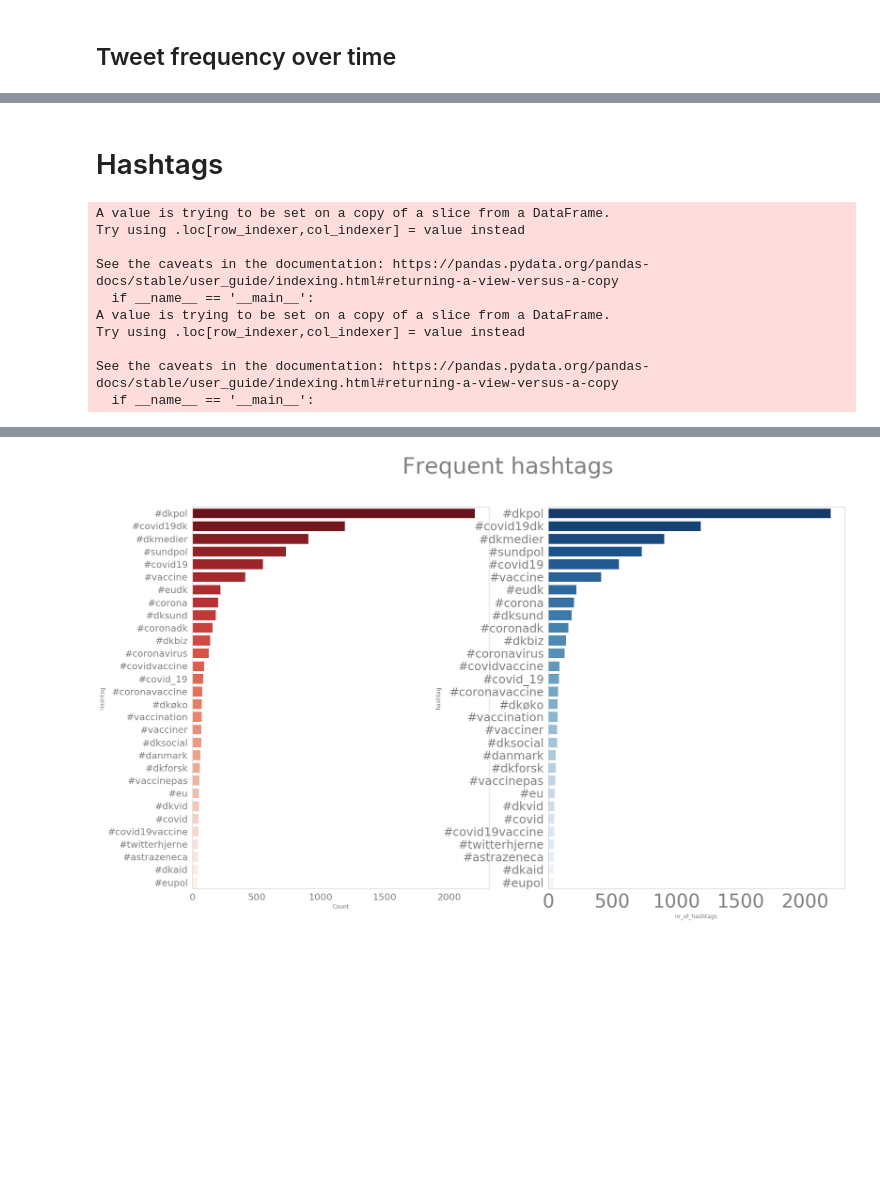
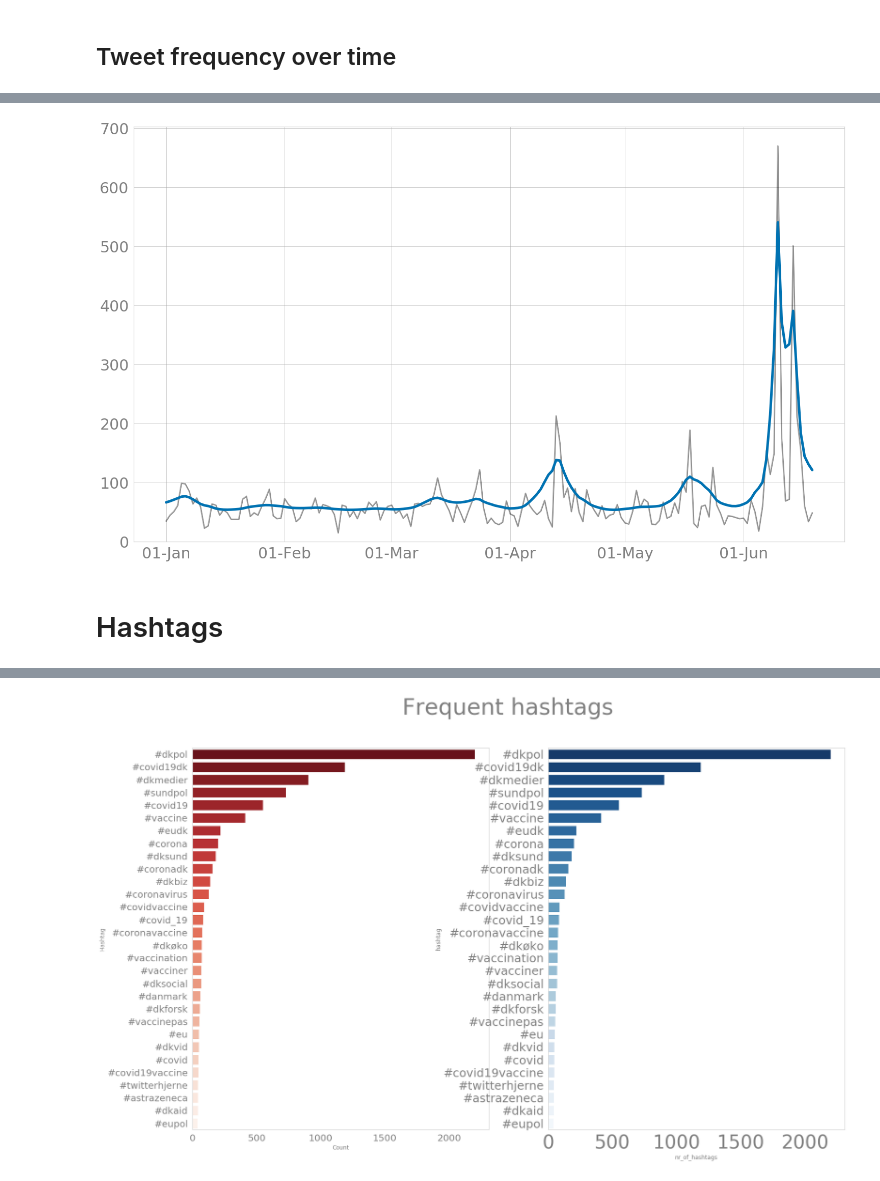
Before and after one commit to stinenyhus/HOPE-keyword-query-Twitter, a Jupyter notebook: notebooks/explore_and_visualize.ipynb, the cells around one changed output, grey strips where cells are left out. Drawn from its saved outputs; the diff is of its cells as text; code cells hidden in the pictures; blank space fills up the shorter version.

```diff
--- a/notebooks/explore_and_visualize.ipynb
+++ b/notebooks/explore_and_visualize.ipynb
@@ -39,0 +119,3 @@ ic| len(df.loc[mask2020]): 16548
+# %%
+dls = deltas[deltas["delta"] == "[]"].reset_index(drop = True)
+del_ids = dls.id
@@ -265,3 +161,23 @@ ic| len(neu): 0
+# %%
+fig, ax1, palette = set_base_plot_settings(fontsize=30, if_palette = True)
+
+ax1 = sns.lineplot(x="date", y="nr_of_tweets",
+                  color = palette[0],
+                   alpha = 0.30,
+                     linewidth = 3, data = df)
+
+ax1 = sns.lineplot(x="date", y="s500_nr_of_tweets",
+                  color = palette[5],
+                     linewidth = 5, data = df)
+
+fig, ax1 = set_late_plot_settings(if_dates = True)
+
+#plot_name = "fig/all_vaccin_mentions.png"
+#fig.savefig(plot_name)
+
+fig.show()
+# %% [output]
+[figure, added]
 # %% [markdown]
 # Hashtags
 # %%
@@ -297,20 +213,7 @@ def hashtag_per_row(data):
 
     return df
 
-hashtags = hashtag_per_row(freq_df)
-neg_hashtags = hashtag_per_row(neg)
-pos_hashtags = hashtag_per_row(pos)
+hashtags = hashtag_per_row(df)
-# %% [output]
-A value is trying to be set on a copy of a slice from a DataFrame.
-Try using .loc[row_indexer,col_indexer] = value instead
-
-See the caveats in the documentation: https://pandas.pydata.org/pandas-docs/stable/user_guide/indexing.html#returning-a-view-versus-a-copy
-  if __name__ == '__main__':
-A value is trying to be set on a copy of a slice from a DataFrame.
-Try using .loc[row_indexer,col_indexer] = value instead
-
-See the caveats in the documentation: https://pandas.pydata.org/pandas-docs/stable/user_guide/indexing.html#returning-a-view-versus-a-copy
-  if __name__ == '__main__':
 # %%
 # Aggregate a frequency DF
 def get_hashtag_frequencies(df):
```
Also changed, not shown: parts of 23 cells of this notebook.
